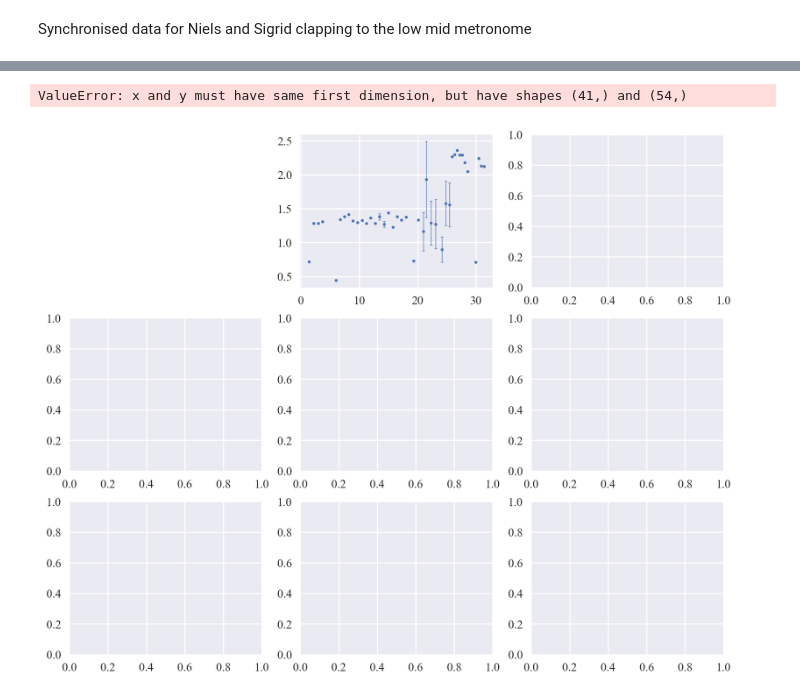
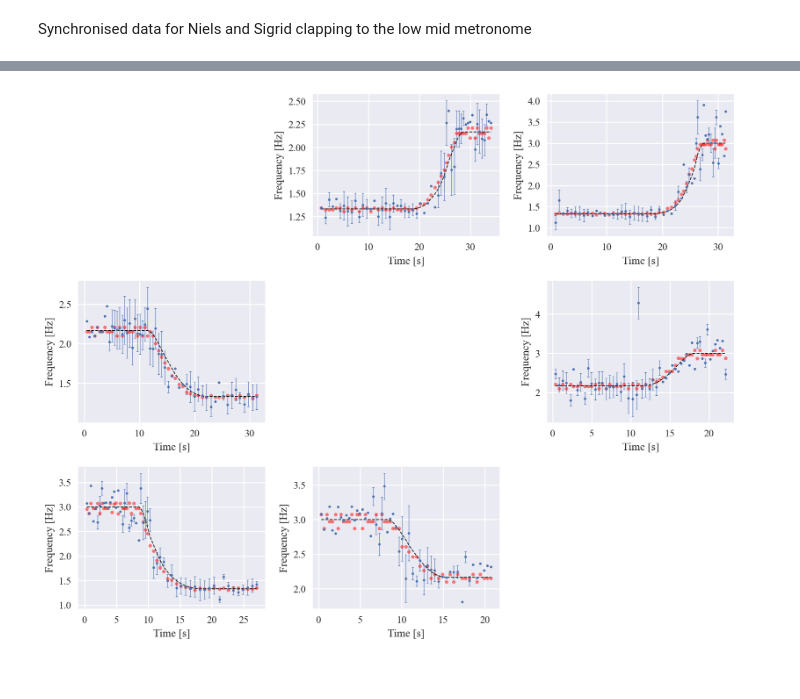
Before and after one commit to nielsdavidsen/Bachelor_2024, a Jupyter notebook: read_sound.ipynb, the cells around one changed output, grey strips where cells are left out. Drawn from its saved outputs; the diff is of its cells as text; code cells hidden in the pictures.

```diff
--- a/read_sound.ipynb
+++ b/read_sound.ipynb
@@ -320,8 +352,17 @@ fig.tight_layout()
 # %% [markdown]
 Sigrid and Niels clapping to the low mid metronome
 # %%
-ns_tuple_lm = new_data_extract('lydfiler/metronomfiler/Niels_og_Sigrid.wav', resolution=np.int32,threshold=0.01)
-met_tuple_lm = new_data_extract('lydfiler/metronomfiler/low_mid.wav', resolution=np.int32, threshold=0.01)
+ns_tuple_lm = new_data_extract('lydfiler/metronomfiler/Niels_og_Sigrid.wav',
+                               resolution=np.int32,
+                               neigh_rm=1000,
+                               height_var=0.01,
+                               prominence_var=0.01)
+
+met_tuple_lm = new_data_extract('lydfiler/metronomfiler/low_mid.wav',
+                                resolution=np.int32,
+                                neigh_rm=1000,
+                                height_var=0.05,
+                                prominence_var=0.02)
 
 t_met, s_met, pt_met, p_met, ft_met, f_met = met_tuple_lm
 t_ns, s_ns, pt_ns, p_ns, ft_ns, f_ns = ns_tuple_lm
@@ -438,7 +498,13 @@ met_filenames = ['low_mid', 'low_high',
 
 fam_list = []
 for i, name in enumerate(filenames):
-    synced_data = new_final_data(met_filenames[i], name, threshold=(0.08, 0.05), resolution=(np.int16, np.int16))
+    synced_data = new_final_data(met_filenames[i],
+                                 name,
+                                 resolution=(np.int16, np.int16),
+                                 neigh_rm=1000,
+                                 height=0.025,
+                                 prominence=0.02)
+
     fam_list.append(synced_data)
 
 low = 80
@@ -451,8 +517,8 @@ threshold_h = 40
 
 # 3x3 bpm matrix
 bpm = np.array([[(low, low), (low, mid), (low, high)],
-       [(mid, low), (mid, mid), (mid, high)],
-       [(high, low), (high, mid), (high, high)]])
+                [(mid, low), (mid, mid), (mid, high)],
+                [(high, low), (high, mid), (high, high)]])
 # set diag = 0
 for i in range(3):
     bpm[i,i] = (0, 0)
@@ -477,31 +525,30 @@ No data in bin
 # %%
 fig, ax = plt.subplots(3,3, figsize=(10,8), dpi=200)
 
 
 counter = 0
 for i in range(ax.shape[0]):
     for j in range(ax.shape[1]):
         if i != j:
 
             sig_x = np.linspace(0, fam_list[counter][3][-1], len(fam_list[counter][3]))
             p_list = p_func(sig_x, threshold_l, threshold_h)
             sig_y = 1 / interval_calc(*bpm[i,j], p_list)
 
             ax[i,j].errorbar(fam_list[counter][3], fam_list[counter][0], yerr=fam_list[counter][1], marker='.', ls='', elinewidth=0.5, markersize=5, capsize=1, capthick=0.5)
             ax[i,j].plot(fam_list[counter][3], fam_list[counter][2], marker='.', ls='', color='red', alpha=0.5)
-            ax[i,j].set(ylim=(0.8, 4.5), xlabel = ('Time [s]'), ylabel = ('Frequency [Hz]'))
+            ax[i,j].set(xlabel = ('Time [s]'), ylabel = ('Frequency [Hz]'))
             ax[i,j].plot(fam_list[counter][3], sig_y, ls='--', marker='', linewidth=0.8, color='k', alpha=1)
 
             counter += 1
         else:
             ax[i,j].set_visible(False)
 
 
 fig.tight_layout()
 plt.show()
 # %% [output]
-ValueError: x and y must have same first dimension, but have shapes (41,) and (54,)
-[figure, old version]
+[figure, new version]
 # %%
 fig, ax = plt.subplots(3,3, figsize=(10,8), dpi=200)
 ax = ax.flatten()
```
Also changed, not shown: parts of 9 cells of this notebook.
